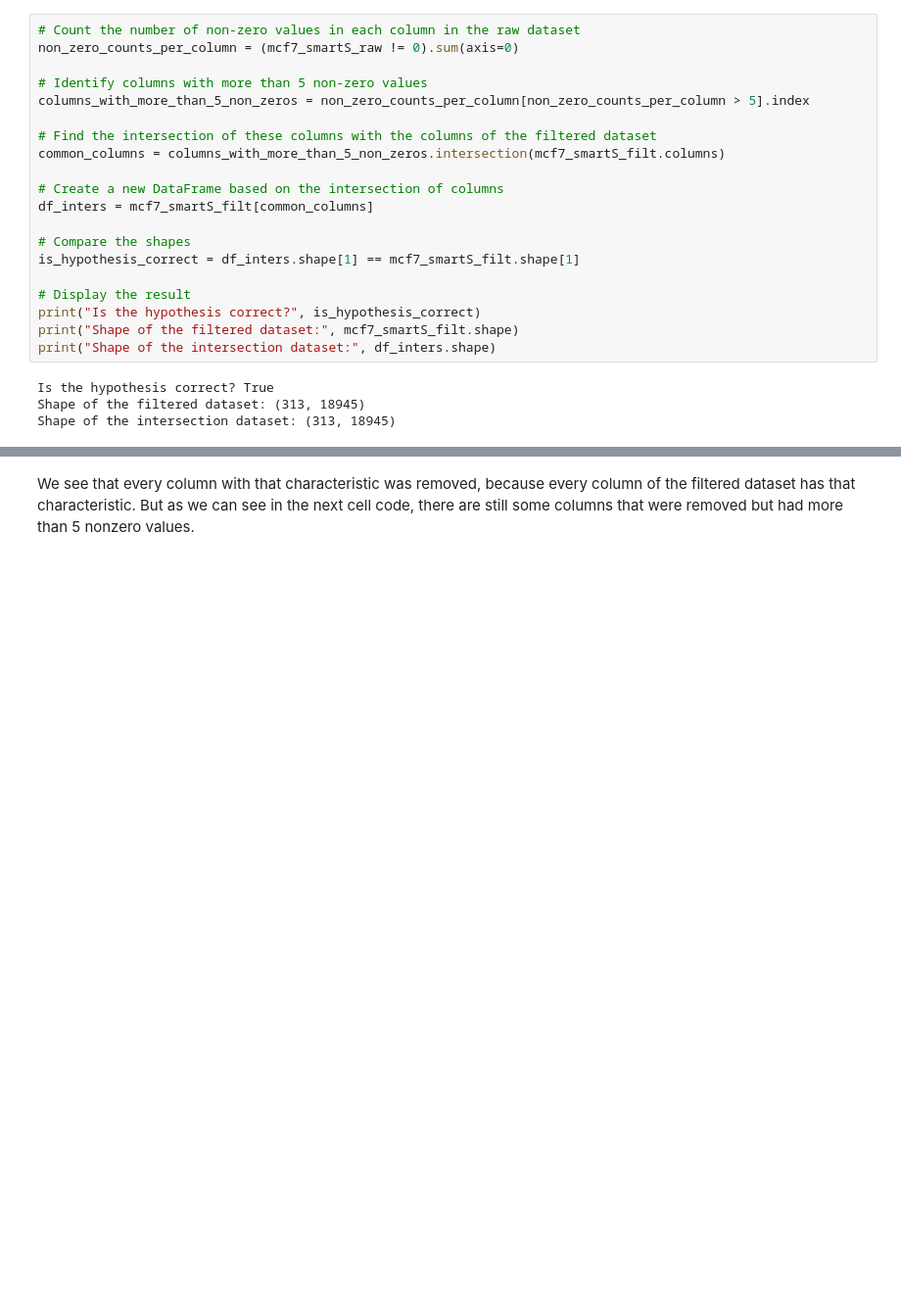
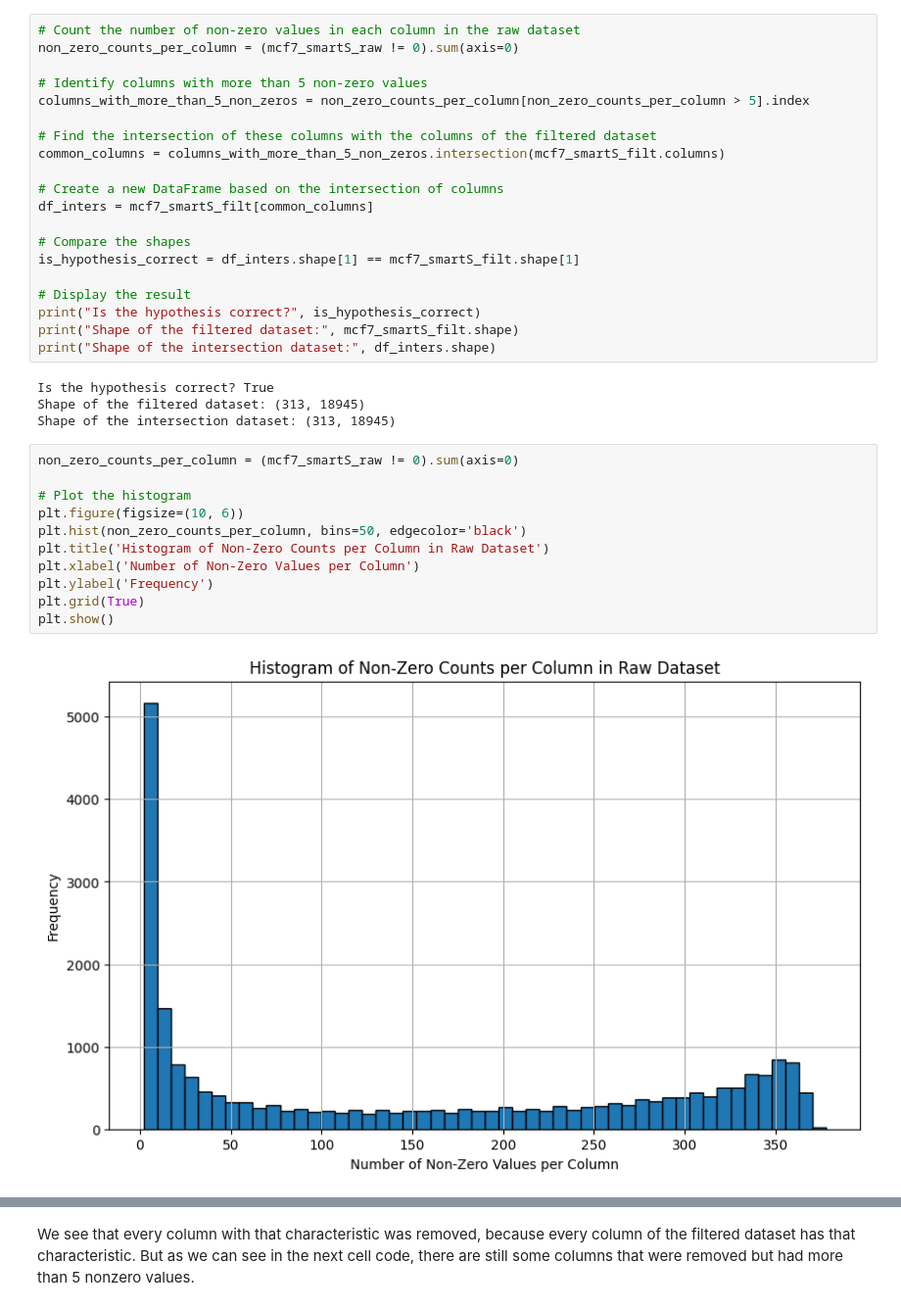
Before and after one commit to AliEmreSenel/BAIAILabProject2024, a Jupyter notebook: mariano_preliminary_analysis.ipynb, the cells around one changed output, grey strips where cells are left out. Shown at 98% size. Drawn from its saved outputs; the diff is of its cells as text; blank space fills up the shorter version.

```diff
--- a/mariano_preliminary_analysis.ipynb
+++ b/mariano_preliminary_analysis.ipynb
@@ -209,3 +209,16 @@ print("Shape of the intersection dataset:", df_inters.shape)
 Is the hypothesis correct? True
 Shape of the filtered dataset: (313, 18945)
 Shape of the intersection dataset: (313, 18945)
+# %%
+non_zero_counts_per_column = (mcf7_smartS_raw != 0).sum(axis=0)
+
+# Plot the histogram
+plt.figure(figsize=(10, 6))
+plt.hist(non_zero_counts_per_column, bins=50, edgecolor='black')
+plt.title('Histogram of Non-Zero Counts per Column in Raw Dataset')
+plt.xlabel('Number of Non-Zero Values per Column')
+plt.ylabel('Frequency')
+plt.grid(True)
+plt.show()
+# %% [output]
+[figure, added]
```
Also changed, not shown: parts of 3 cells of this notebook.
